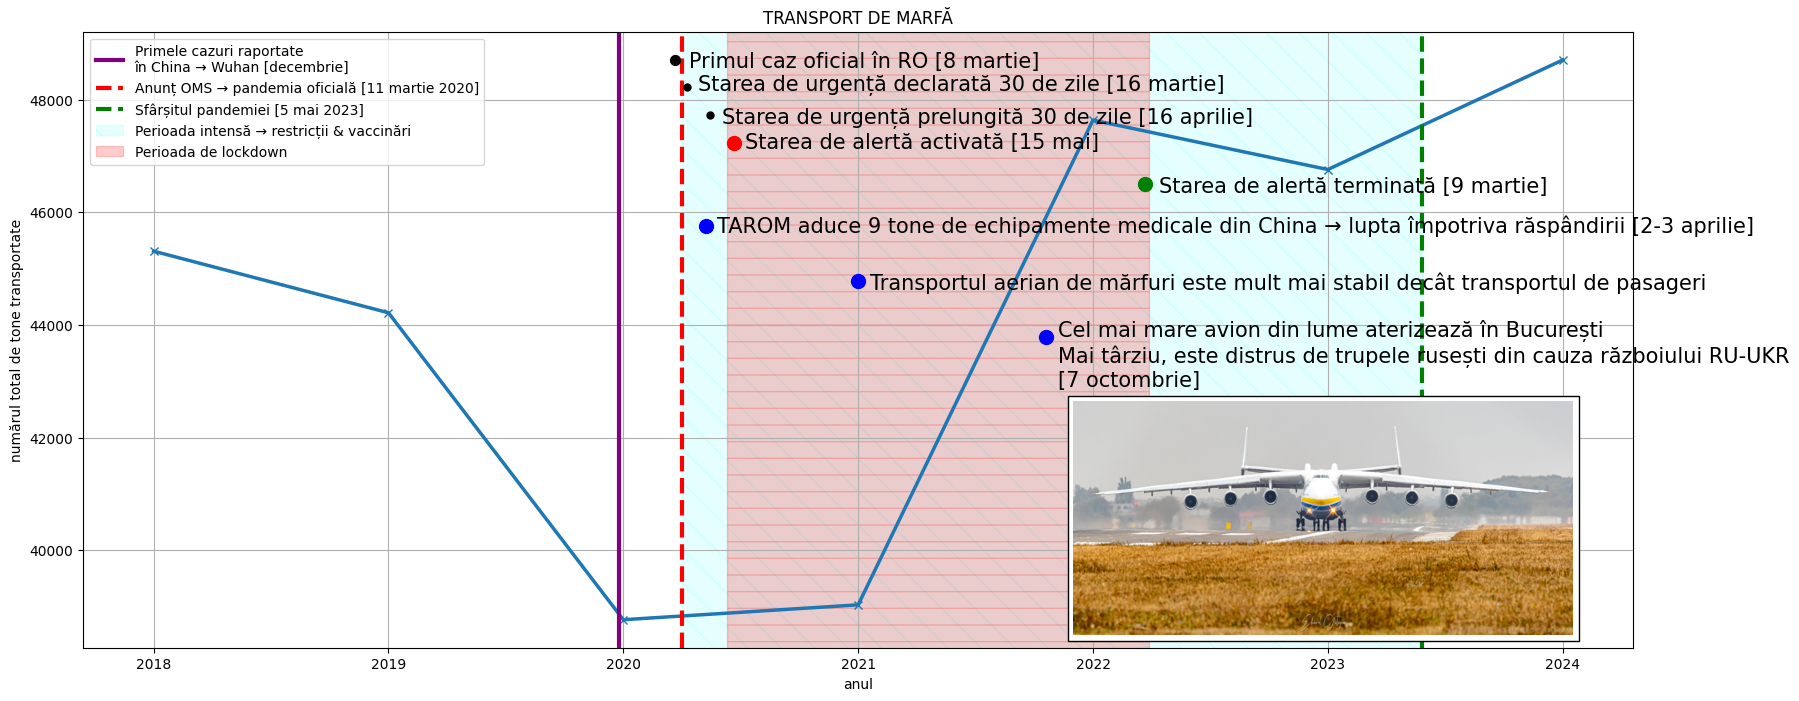
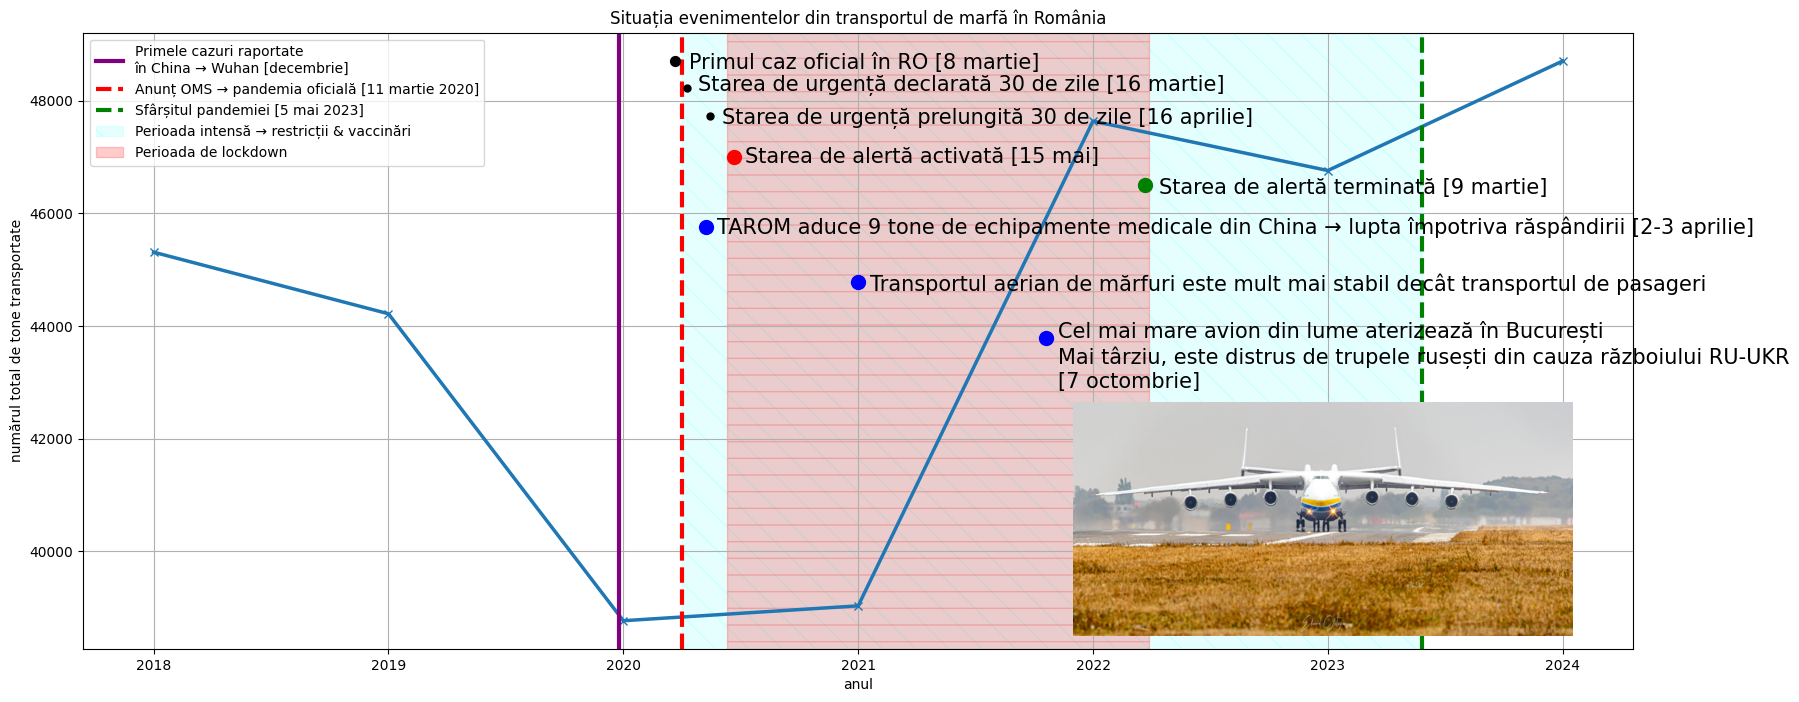
Unified diff of the notebook cell whose output changed from the first chart to the second:
--- before
+++ after
@@ -21,6 +21,6 @@
 imagine = np.array(imagine)
 
-imagineCurenta = OffsetImage(imagine, zoom = 0.6)
-pozitie = AnnotationBbox(imagineCurenta, (0.8, 0.21), xycoords = 'axes fraction', frameon = True)
+imagineCutie = OffsetImage(imagine, zoom = 0.6)
+pozitie = AnnotationBbox(imagineCutie, (0.8, 0.21), xycoords = 'axes fraction', frameon = False)
 plt.gca().add_artist(pozitie)
 
@@ -53,6 +53,6 @@
 
 # stare urgenta ACTIVAT
-plt.scatter(2.47, plt.ylim()[1] * 0.96, color = 'red', s = 100, zorder = 5)
-plt.text(2.52, plt.ylim()[1] * 0.958, 'Starea de alertă activată [15 mai]', color = 'black', fontsize = 15)
+plt.scatter(2.47, plt.ylim()[1] * 0.955, color = 'red', s = 100, zorder = 5)
+plt.text(2.52, plt.ylim()[1] * 0.953, 'Starea de alertă activată [15 mai]', color = 'black', fontsize = 15)
 
 # stare alerta terminata
@@ -79,4 +79,4 @@
 plt.grid(True)
 plt.legend(markerscale=40, handlelength=2)
-plt.title('TRANSPORT DE MARFĂ')
+plt.title('Situația evenimentelor din transportul de marfă în România')
 plt.show()

Commit: Created using Colab